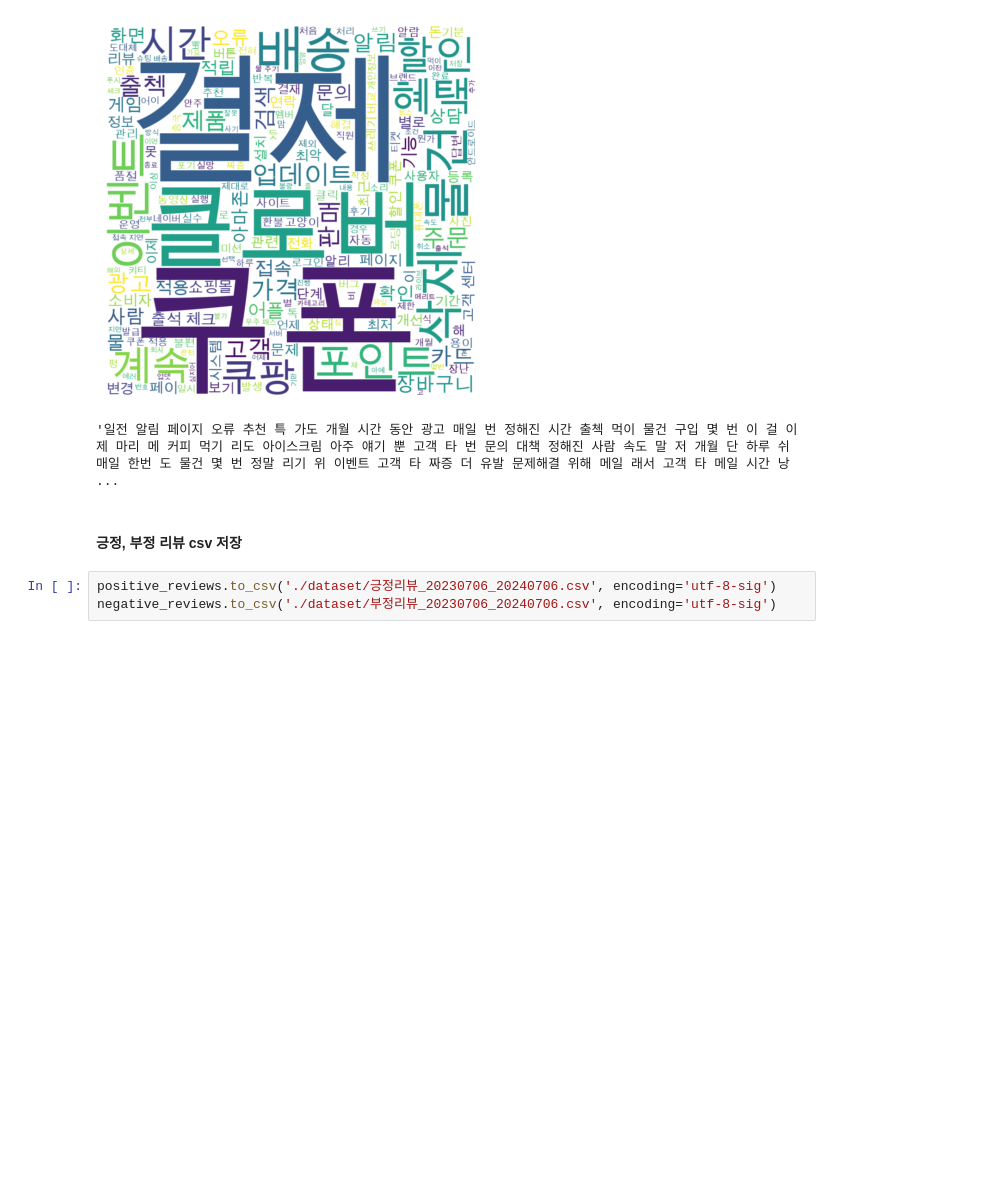
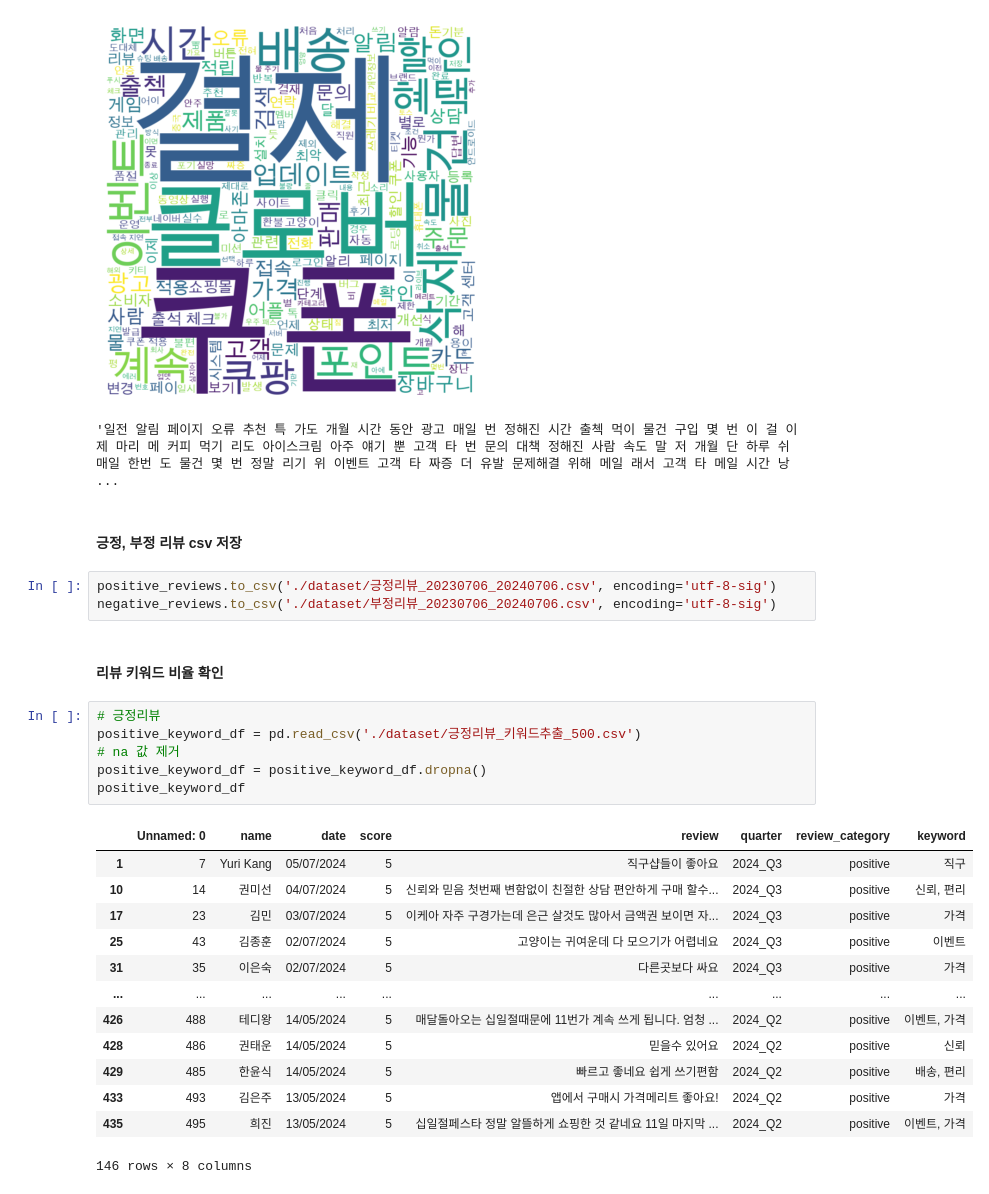
Before and after one commit to jennynoh/11st-intern-project, a Jupyter notebook: 리뷰크롤링.ipynb, the cells around one changed output. Saved outputs shown, nothing was run; the diff lists cells and outputs as text; blank space fills up the shorter version.

Commit message:
긍정리뷰, 부정리뷰 키워드 분석

```diff
--- a/리뷰크롤링.ipynb
+++ b/리뷰크롤링.ipynb
@@ -377,3 +377,25 @@ make_wordcloud(negative_reviews)
 # %%
 positive_reviews.to_csv('./dataset/긍정리뷰_20230706_20240706.csv', encoding='utf-8-sig')
 negative_reviews.to_csv('./dataset/부정리뷰_20230706_20240706.csv', encoding='utf-8-sig')
+# %% [markdown]
+#### 리뷰 키워드 비율 확인
+# %%
+# 긍정리뷰
+positive_keyword_df = pd.read_csv('./dataset/긍정리뷰_키워드추출_500.csv')
+# na 값 제거
+positive_keyword_df = positive_keyword_df.dropna()
+positive_keyword_df
+# %% [output]
+|  | Unnamed: 0 | name | date | score | review | quarter | review_category | keyword |
+| 1 | 7 | Yuri Kang | 05/07/2024 | 5 | 직구샵들이 좋아요 | 2024_Q3 | positive | 직구 |
+| 10 | 14 | 권미선 | 04/07/2024 | 5 | 신뢰와 믿음 첫번째 변함없이 친절한 상담 편안하게 구매 할수... | 2024_Q3 | positive | 신뢰, 편리 |
+| 17 | 23 | 김민 | 03/07/2024 | 5 | 이케아 자주 구경가는데 은근 살것도 많아서 금액권 보이면 자... | 2024_Q3 | positive | 가격 |
+| 25 | 43 | 김종훈 | 02/07/2024 | 5 | 고양이는 귀여운데 다 모으기가 어렵네요 | 2024_Q3 | positive | 이벤트 |
+| 31 | 35 | 이은숙 | 02/07/2024 | 5 | 다른곳보다 싸요 | 2024_Q3 | positive | 가격 |
+| ... | ... | ... | ... | ... | ... | ... | ... | ... |
+| 426 | 488 | 테디왕 | 14/05/2024 | 5 | 매달돌아오는 십일절때문에 11번가 계속 쓰게 됩니다. 엄청 ... | 2024_Q2 | positive | 이벤트, 가격 |
+| 428 | 486 | 권태운 | 14/05/2024 | 5 | 믿을수 있어요 | 2024_Q2 | positive | 신뢰 |
+| 429 | 485 | 한윤식 | 14/05/2024 | 5 | 빠르고 좋네요 쉽게 쓰기편함 | 2024_Q2 | positive | 배송, 편리 |
+| 433 | 493 | 김은주 | 13/05/2024 | 5 | 앱에서 구매시 가격메리트 좋아요! | 2024_Q2 | positive | 가격 |
+| 435 | 495 | 희진 | 13/05/2024 | 5 | 십일절페스타 정말 알뜰하게 쇼핑한 것 같네요 11일 마지막 ... | 2024_Q2 | positive | 이벤트, 가격 |
+146 rows × 8 columns
```
Also changed, not shown: parts of 2 cells of this notebook, 2 other files.
